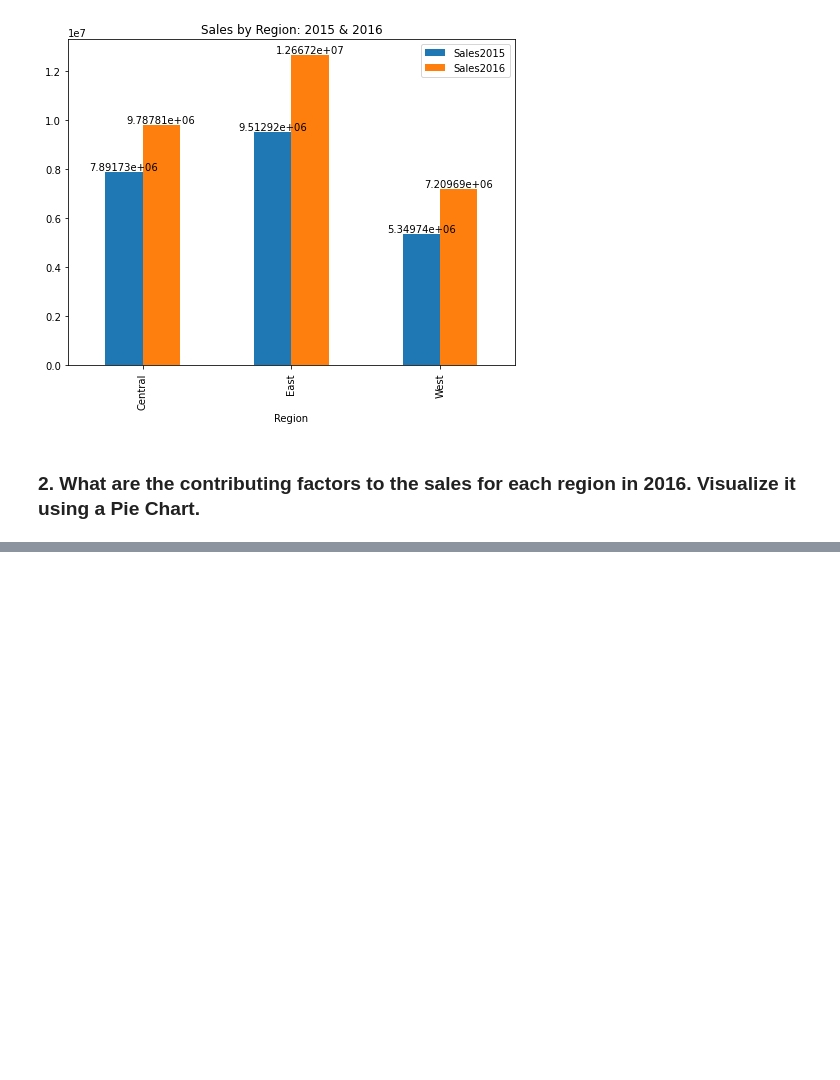
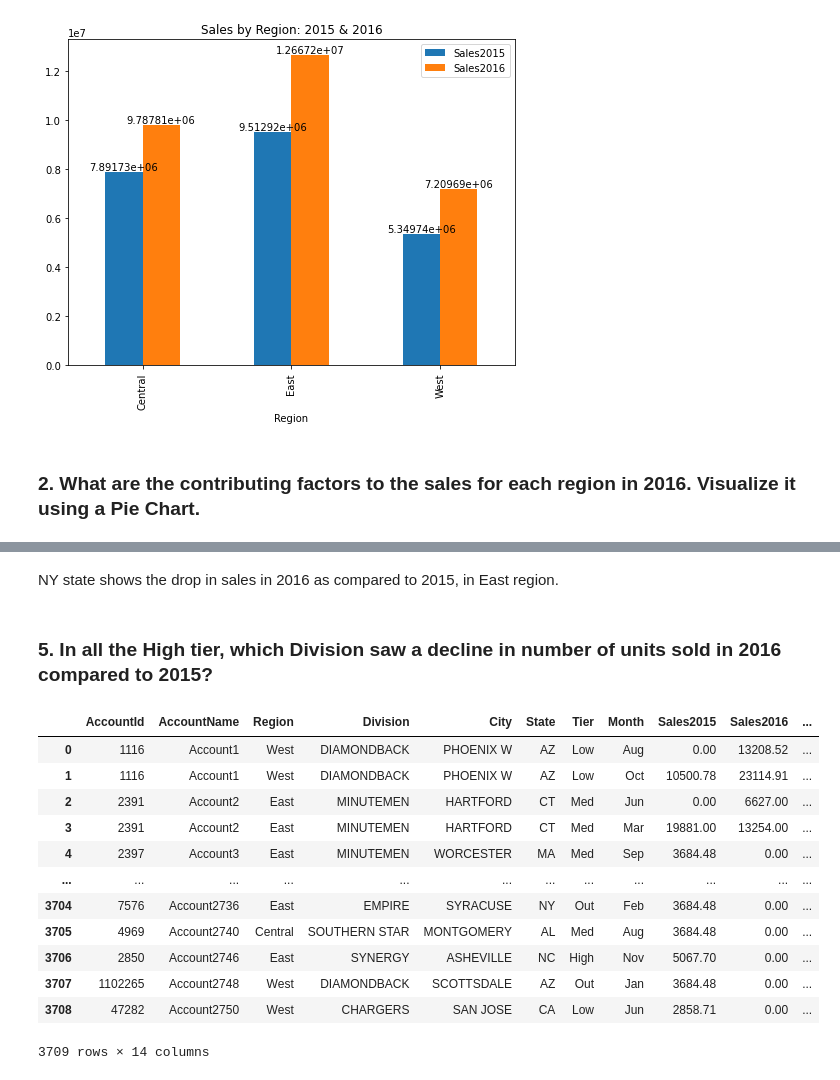
Before and after one commit to sakshisv/Data-Visualization-in-Python, a Jupyter notebook: Data Visualization in Python.ipynb, the cells around one changed output, grey strips where cells are left out. Saved outputs shown, nothing was run; the diff lists cells and outputs as text; code cells hidden in the pictures; blank space fills up the shorter version.

```diff
--- a/Data Visualization in Python.ipynb
+++ b/Data Visualization in Python.ipynb
@@ -75,0 +97,20 @@ plt.show()
+# %% [markdown]
+NY state shows the drop in sales in 2016 as compared to 2015, in East region.
+# %% [markdown]
+### 5. In all the High tier, which Division saw a decline in number of units sold in 2016 compared to 2015?
+# %%
+sales
+# %% [output]
+|  | AccountId | AccountName | Region | Division | City | State | Tier | Month | Sales2015 | Sales2016 | ... |
+| 0 | 1116 | Account1 | West | DIAMONDBACK | PHOENIX W | AZ | Low | Aug | 0.00 | 13208.52 | ... |
+| 1 | 1116 | Account1 | West | DIAMONDBACK | PHOENIX W | AZ | Low | Oct | 10500.78 | 23114.91 | ... |
+| 2 | 2391 | Account2 | East | MINUTEMEN | HARTFORD | CT | Med | Jun | 0.00 | 6627.00 | ... |
+| 3 | 2391 | Account2 | East | MINUTEMEN | HARTFORD | CT | Med | Mar | 19881.00 | 13254.00 | ... |
+| 4 | 2397 | Account3 | East | MINUTEMEN | WORCESTER | MA | Med | Sep | 3684.48 | 0.00 | ... |
+| ... | ... | ... | ... | ... | ... | ... | ... | ... | ... | ... | ... |
+| 3704 | 7576 | Account2736 | East | EMPIRE | SYRACUSE | NY | Out | Feb | 3684.48 | 0.00 | ... |
+| 3705 | 4969 | Account2740 | Central | SOUTHERN STAR | MONTGOMERY | AL | Med | Aug | 3684.48 | 0.00 | ... |
+| 3706 | 2850 | Account2746 | East | SYNERGY | ASHEVILLE | NC | High | Nov | 5067.70 | 0.00 | ... |
+| 3707 | 1102265 | Account2748 | West | DIAMONDBACK | SCOTTSDALE | AZ | Out | Jan | 3684.48 | 0.00 | ... |
+| 3708 | 47282 | Account2750 | West | CHARGERS | SAN JOSE | CA | Low | Jun | 2858.71 | 0.00 | ... |
+3709 rows × 14 columns
```
Also changed, not shown: parts of 7 cells of this notebook.
